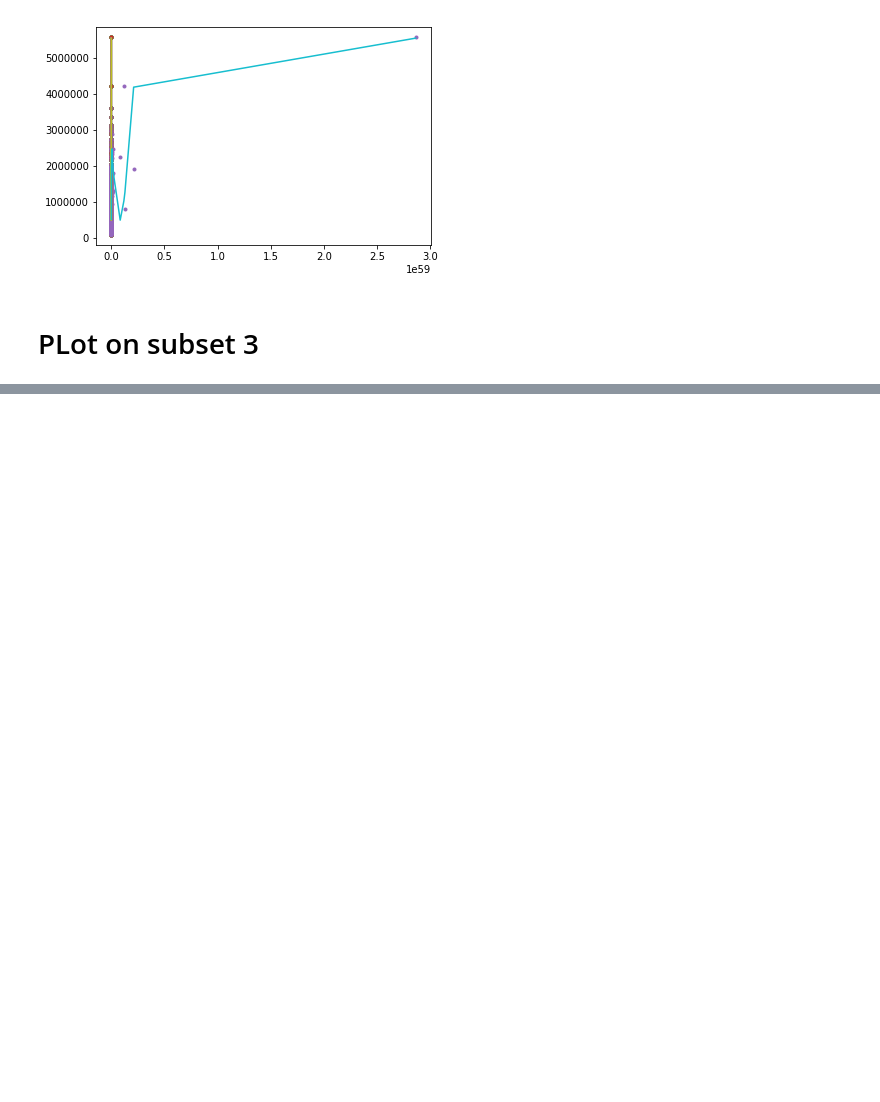
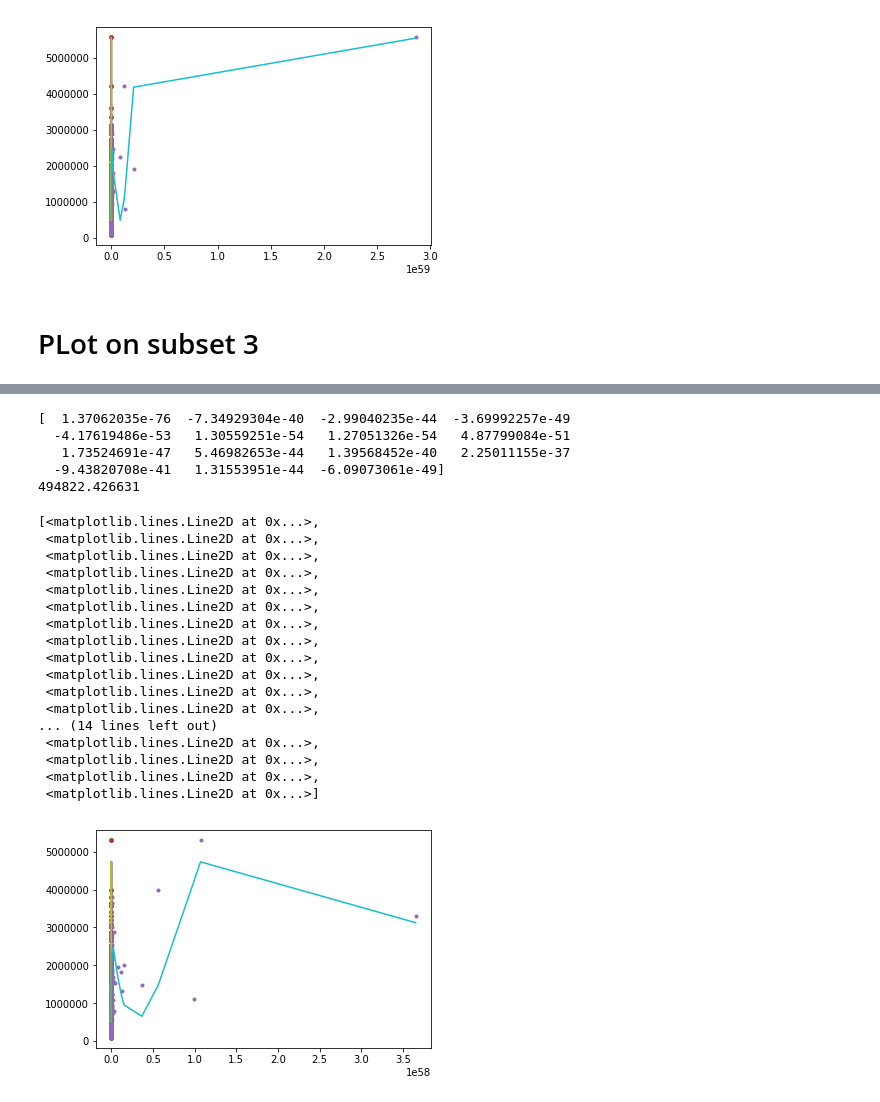
Before and after one commit to thesharpshooter/b, a Jupyter notebook: Polynomial Regression/Untitled.ipynb, the cells around one changed output, grey strips where cells are left out. Saved outputs shown, nothing was run; the diff lists cells and outputs as text; code cells hidden in the pictures; blank space fills up the shorter version.

```diff
--- a/Polynomial Regression/Untitled.ipynb
+++ b/Polynomial Regression/Untitled.ipynb
@@ -252,0 +277,34 @@ poly15_data_subset2[features[:-1]], model15_subset2.predict(poly15_data_subset2[
+# %%
+poly15_data_subset4 = polynomial_dataframe(data_subset_4['sqft_living'],15)
+poly15_data_subset4['price'] = data_subset_4['price']
+features = list(poly15_data_subset4)
+model15_subset4 = lm.LinearRegression()
+model15_subset4.fit(poly15_data_subset4[features[:-1]],poly15_data_subset4['price'])
+print model15_subset4.coef_
+print model15_subset4.intercept_
+plt.plot(poly15_data_subset4[features[:-1]],poly15_data_subset4['price'],'.',
+poly15_data_subset4[features[:-1]], model15_subset4.predict(poly15_data_subset4[features[:-1]]),'-')
+# %% [output]
+[  1.37062035e-76  -7.34929304e-40  -2.99040235e-44  -3.69992257e-49
+  -4.17619486e-53   1.30559251e-54   1.27051326e-54   4.87799084e-51
+   1.73524691e-47   5.46982653e-44   1.39568452e-40   2.25011155e-37
+  -9.43820708e-41   1.31553951e-44  -6.09073061e-49]
+494822.426631
+[<matplotlib.lines.Line2D at 0x...>,
+ <matplotlib.lines.Line2D at 0x...>,
+ <matplotlib.lines.Line2D at 0x...>,
+ <matplotlib.lines.Line2D at 0x...>,
+ <matplotlib.lines.Line2D at 0x...>,
+ <matplotlib.lines.Line2D at 0x...>,
+ <matplotlib.lines.Line2D at 0x...>,
+ <matplotlib.lines.Line2D at 0x...>,
+ <matplotlib.lines.Line2D at 0x...>,
+ <matplotlib.lines.Line2D at 0x...>,
+ <matplotlib.lines.Line2D at 0x...>,
+ <matplotlib.lines.Line2D at 0x...>,
+... (14 lines left out)
+ <matplotlib.lines.Line2D at 0x...>,
+ <matplotlib.lines.Line2D at 0x...>,
+ <matplotlib.lines.Line2D at 0x...>,
+ <matplotlib.lines.Line2D at 0x...>]
+[figure, added]
```
Also changed, not shown: parts of 1 cell of this notebook.
